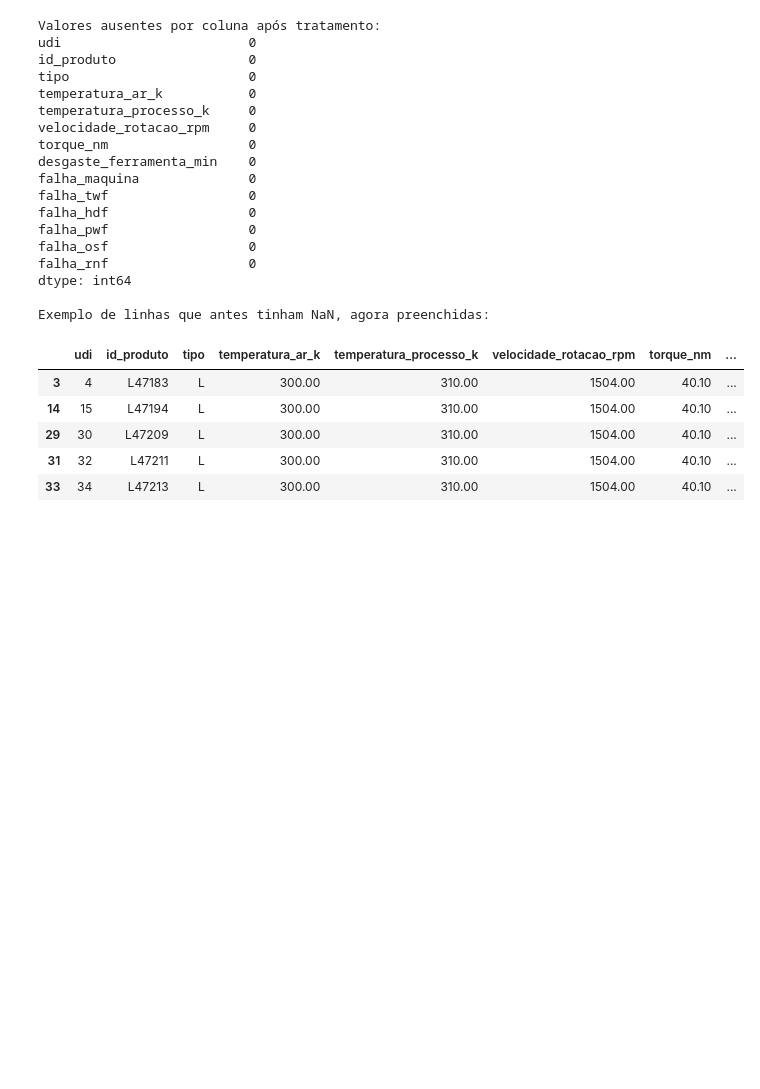
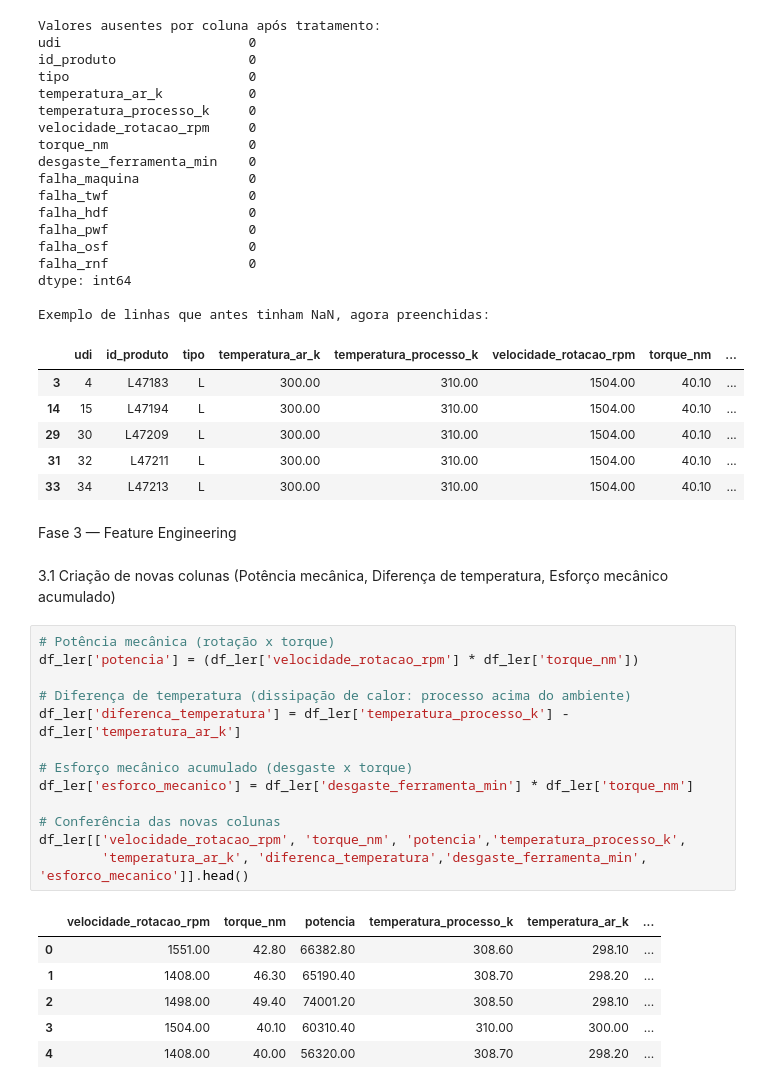
Before and after one commit to renatosadriano-debug/PROJETO-FINAL---ANALISE-DE-MANUTEN-DE-MAQUINAS-PARA-FABRICAS, a Jupyter notebook: notebook.ipynb, the cells around one changed output. Cells and saved outputs as stored; diff of their text form; blank space fills up the shorter version.

Commit message:
implementa feature engineering e encoding da variavel tipo (Fase 3)

```diff
--- a/notebook.ipynb
+++ b/notebook.ipynb
@@ -277,3 +277,27 @@ Exemplo de linhas que antes tinham NaN, agora preenchidas:
 | 29 | 30 | L47209 | L | 300.00 | 310.00 | 1504.00 | 40.10 | ... |
 | 31 | 32 | L47211 | L | 300.00 | 310.00 | 1504.00 | 40.10 | ... |
 | 33 | 34 | L47213 | L | 300.00 | 310.00 | 1504.00 | 40.10 | ... |
+# %% [markdown]
+Fase 3 — Feature Engineering
+# %% [markdown]
+3.1 Criação de novas colunas (Potência mecânica, Diferença de temperatura, Esforço mecânico acumulado)
+# %%
+# Potência mecânica (rotação x torque)
+df_ler['potencia'] = (df_ler['velocidade_rotacao_rpm'] * df_ler['torque_nm'])
+
+# Diferença de temperatura (dissipação de calor: processo acima do ambiente)
+df_ler['diferenca_temperatura'] = df_ler['temperatura_processo_k'] - df_ler['temperatura_ar_k']
+
+# Esforço mecânico acumulado (desgaste x torque)
+df_ler['esforco_mecanico'] = df_ler['desgaste_ferramenta_min'] * df_ler['torque_nm']
+
+# Conferência das novas colunas
+df_ler[['velocidade_rotacao_rpm', 'torque_nm', 'potencia','temperatura_processo_k',
+        'temperatura_ar_k', 'diferenca_temperatura','desgaste_ferramenta_min', 'esforco_mecanico']].head()
+# %% [output]
+|  | velocidade_rotacao_rpm | torque_nm | potencia | temperatura_processo_k | temperatura_ar_k | ... |
+| 0 | 1551.00 | 42.80 | 66382.80 | 308.60 | 298.10 | ... |
+| 1 | 1408.00 | 46.30 | 65190.40 | 308.70 | 298.20 | ... |
+| 2 | 1498.00 | 49.40 | 74001.20 | 308.50 | 298.10 | ... |
+| 3 | 1504.00 | 40.10 | 60310.40 | 310.00 | 300.00 | ... |
+| 4 | 1408.00 | 40.00 | 56320.00 | 308.70 | 298.20 | ... |
```
Also changed, not shown: parts of 3 cells of this notebook.
